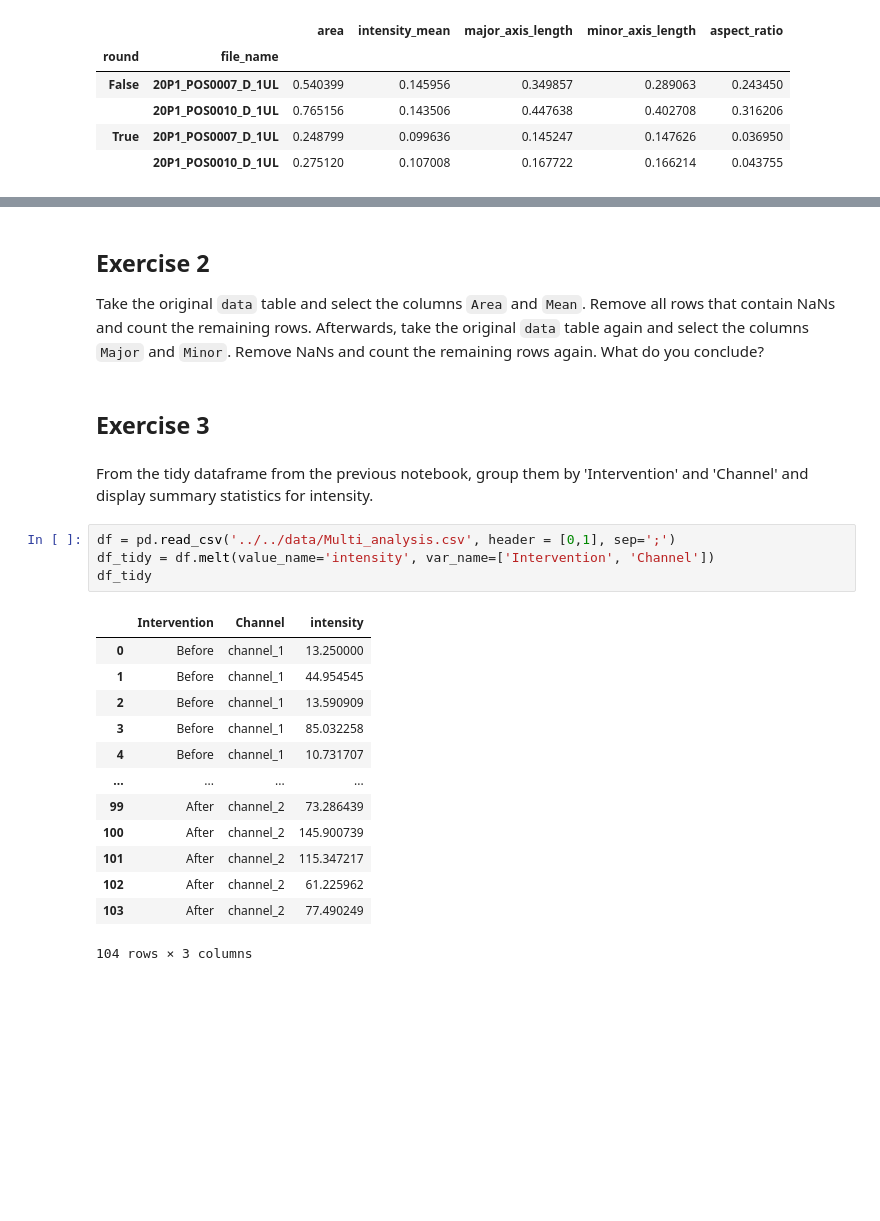
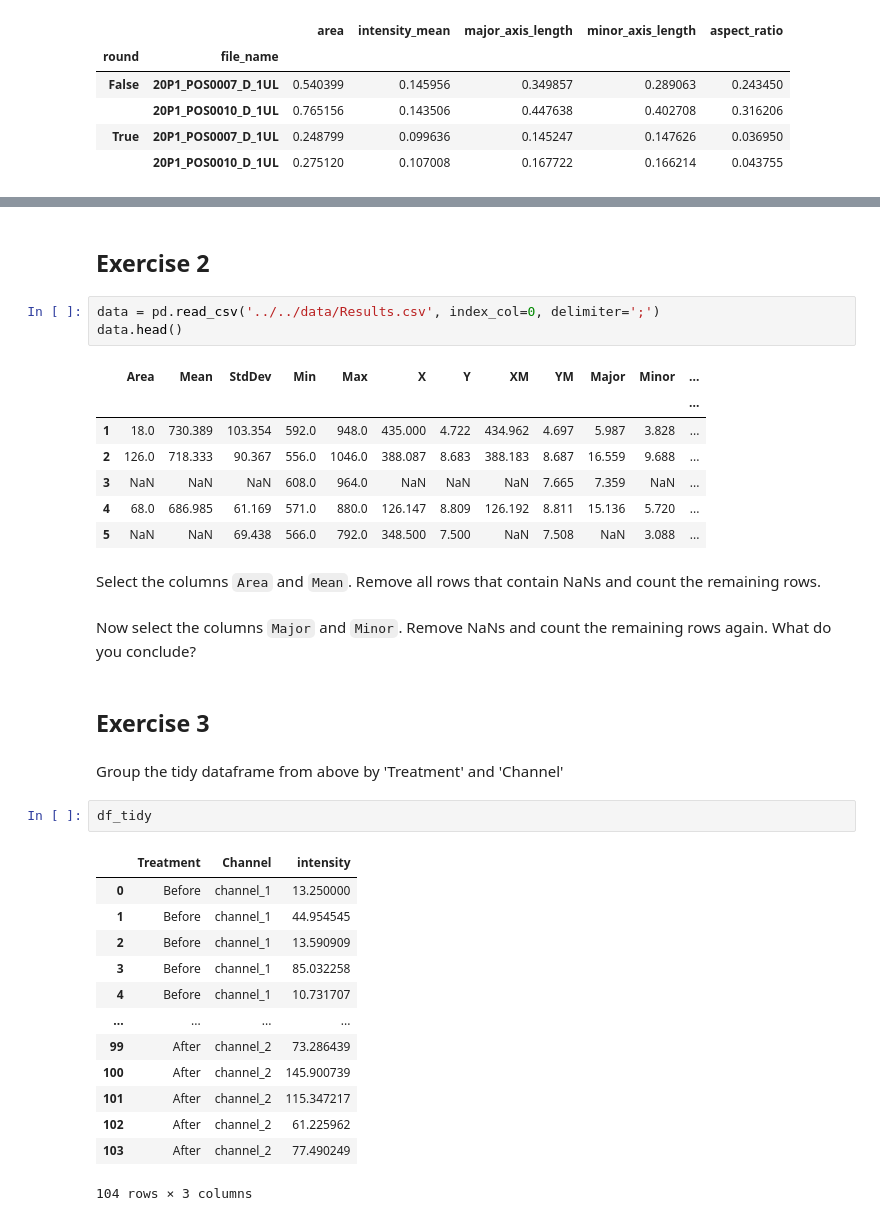
Before and after one commit to BiAPoL/Image-data-science-with-Python-and-Napari-EPFL2022, a Jupyter notebook: docs/day4a_Tabular_Data/Tabular_Data.ipynb, the cells around one changed output, grey strips where cells are left out. Saved outputs shown, nothing was run; the diff lists cells and outputs as text; blank space fills up the shorter version.

```diff
--- a/docs/day4a_Tabular_Data/Tabular_Data.ipynb
+++ b/docs/day4a_Tabular_Data/Tabular_Data.ipynb
@@ -719,17 +710,28 @@ df_shape
 # %% [markdown]
 ## Exercise 2
-Take the original `data` table and select the columns `Area` and `Mean`. Remove all rows that contain NaNs and count the remaining rows.
-Afterwards, take the original `data` table again and select the columns `Major` and `Minor`. Remove NaNs and count the remaining rows again. What do you conclude?
+# %%
+data = pd.read_csv('../../data/Results.csv', index_col=0, delimiter=';')
+data.head()
+# %% [output]
+|  | Area | Mean | StdDev | Min | Max | X | Y | XM | YM | Major | Minor | ... |
+|  |  |  |  |  |  |  |  |  |  |  |  | ... |
+| 1 | 18.0 | 730.389 | 103.354 | 592.0 | 948.0 | 435.000 | 4.722 | 434.962 | 4.697 | 5.987 | 3.828 | ... |
+| 2 | 126.0 | 718.333 | 90.367 | 556.0 | 1046.0 | 388.087 | 8.683 | 388.183 | 8.687 | 16.559 | 9.688 | ... |
+| 3 | NaN | NaN | NaN | 608.0 | 964.0 | NaN | NaN | NaN | 7.665 | 7.359 | NaN | ... |
+| 4 | 68.0 | 686.985 | 61.169 | 571.0 | 880.0 | 126.147 | 8.809 | 126.192 | 8.811 | 15.136 | 5.720 | ... |
+| 5 | NaN | NaN | 69.438 | 566.0 | 792.0 | 348.500 | 7.500 | NaN | 7.508 | NaN | 3.088 | ... |
+# %% [markdown]
+Select the columns `Area` and `Mean`. Remove all rows that contain NaNs and count the remaining rows.
+# %% [markdown]
+Now select the columns `Major` and `Minor`. Remove NaNs and count the remaining rows again. What do you conclude?
 # %% [markdown]
 ## Exercise 3
 # %% [markdown]
-From the tidy dataframe from the previous notebook, group them by 'Intervention' and 'Channel' and display summary statistics for intensity.
+Group the tidy dataframe from above by 'Treatment' and 'Channel'
 # %%
-df = pd.read_csv('../../data/Multi_analysis.csv', header = [0,1], sep=';')
-df_tidy = df.melt(value_name='intensity', var_name=['Intervention', 'Channel'])
 df_tidy
 # %% [output]
-|  | Intervention | Channel | intensity |
+|  | Treatment | Channel | intensity |
 | 0 | Before | channel_1 | 13.250000 |
 | 1 | Before | channel_1 | 44.954545 |
 | 2 | Before | channel_1 | 13.590909 |
```
Also changed, not shown: parts of 11 cells of this notebook.
